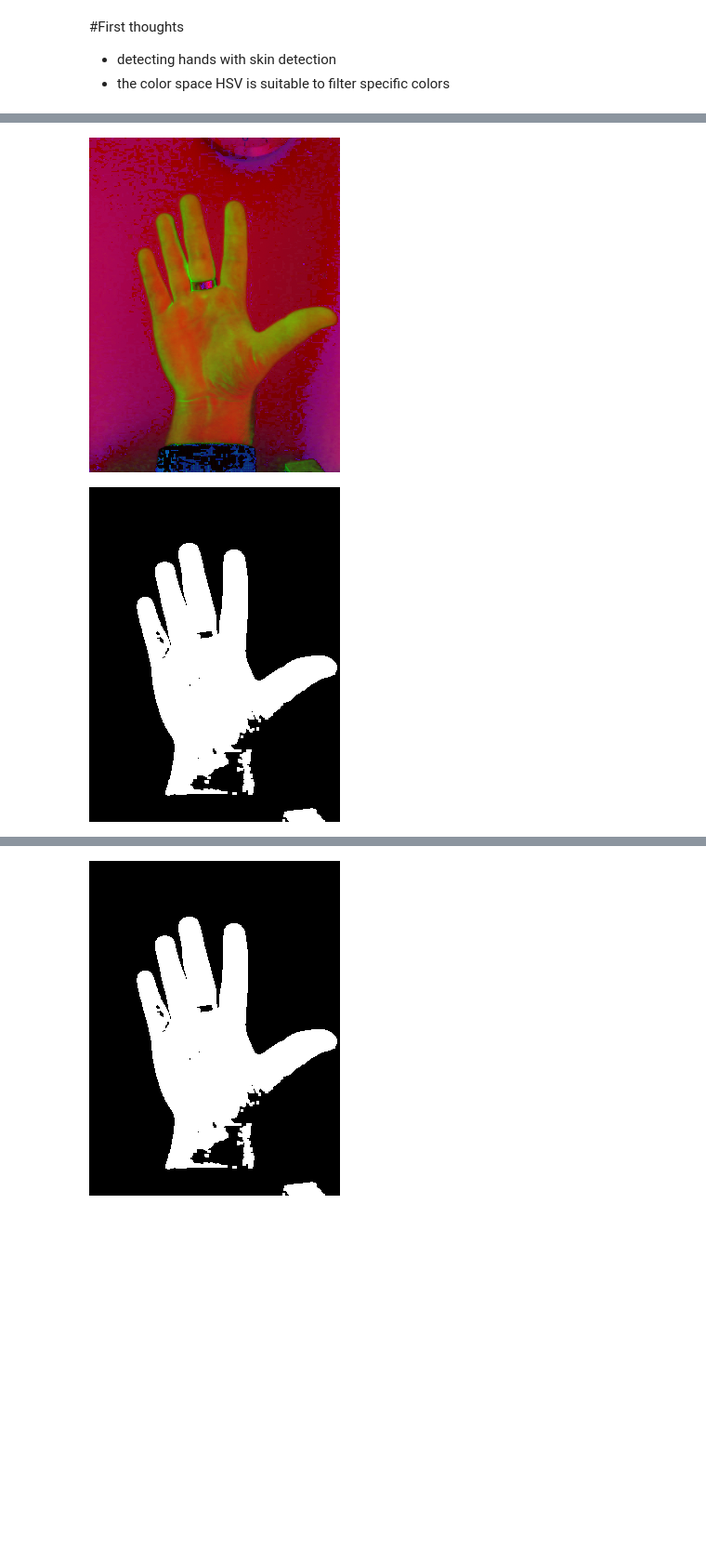
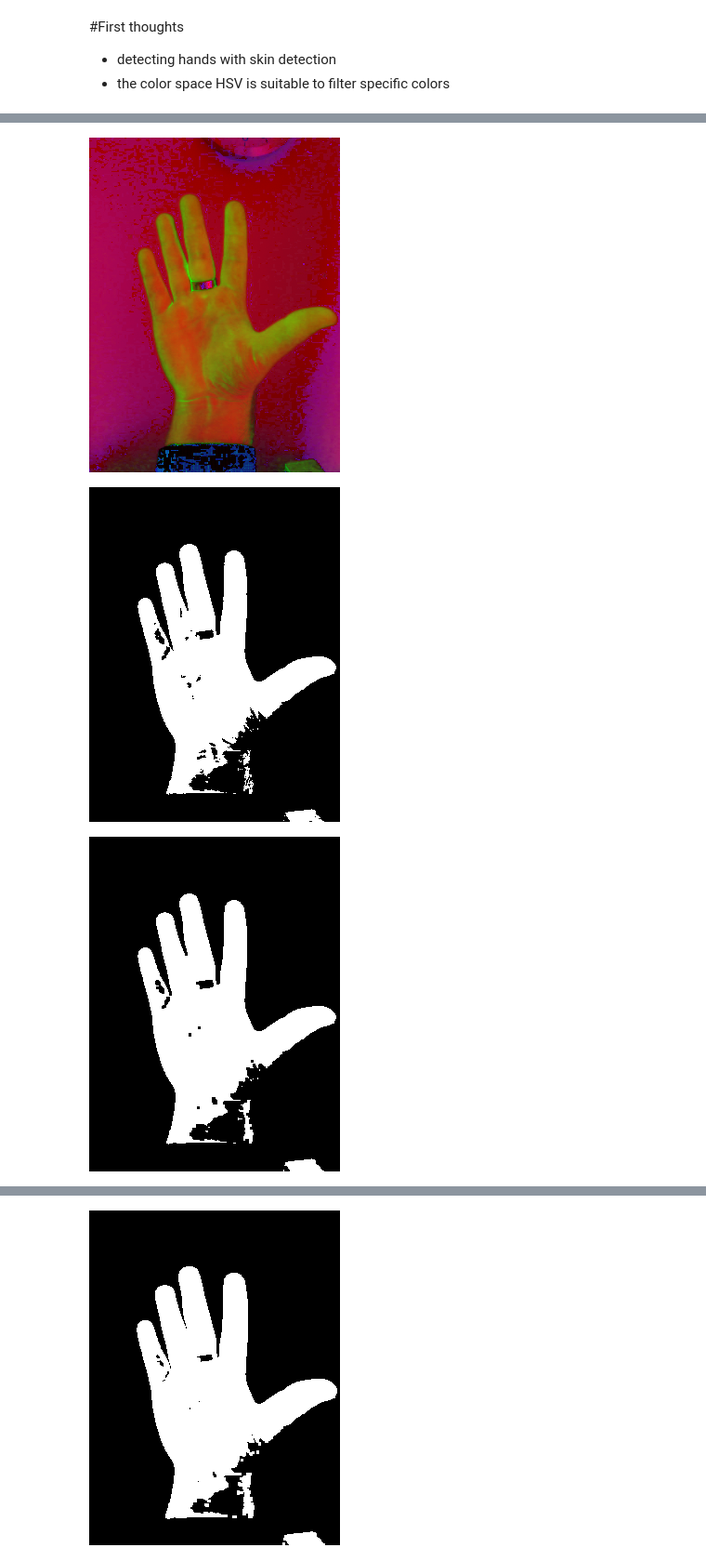
Before and after one commit to uol-mediaprocessing-201920/group-projects-hand-gesture, a Jupyter notebook: main_Hand_Gestures.ipynb, the cells around one changed output, grey strips where cells are left out. Shown at 93% size. Cells and saved outputs as stored; diff of their text form; code cells hidden in the pictures; blank space fills up the shorter version.

```diff
--- a/main_Hand_Gestures.ipynb
+++ b/main_Hand_Gestures.ipynb
@@ -122,32 +120,39 @@ histSize = 250
 #Open the image
 image = cv2.imread(img_name)
 image = cv2.resize(image, ((len(image[0])//2), (len(image)//2)))
 
 new_img = np.zeros(image.shape, image.dtype)
 
 for y in range(image.shape[0]):
   for x in range(image.shape[1]):
     for c in range(image.shape[2]):
       new_img[y, x, c] = np.clip(alpha * image[y, x, c] + beta, 0, 255)
 
 #range of skin color (found on the Internet)
 min_skinColor = np.array([0, 58, 30], dtype = np.uint8)
 max_skinColor = np.array([33, 255, 255], dtype = np.uint8)
 
 #convert BGR image into HSV image
 hsvImage = cv2.cvtColor(new_img, cv2.COLOR_BGR2HSV)
 
 #gets only the skin colored parts
 detectedHand = cv2.inRange(hsvImage, min_skinColor, max_skinColor)
 
 kernel = np.ones((3,3), np.uint8)
-detectedHand = cv2.dilate(detectedHand, kernel, iterations=1)
+#detectedHand = cv2.dilate(detectedHand, kernel, iterations=1)
 #detectedHand = cv2.GaussianBlur(detectedHand, (5, 5), 0)
+
+opening = cv2.morphologyEx(detectedHand, cv2.MORPH_OPEN, kernel)
+closing = cv2.morphologyEx(detectedHand, cv2.MORPH_CLOSE, kernel)
+
+
 
 cv2_imshow(new_img)
 cv2_imshow(hsvImage)
 cv2_imshow(detectedHand)
+cv2_imshow(closing)
 # %% [output]
 [figure]
 [figure]
-[figure, old version]
+[figure, new version]
+[figure, added]
```
Also changed, not shown: parts of 27 cells of this notebook.
